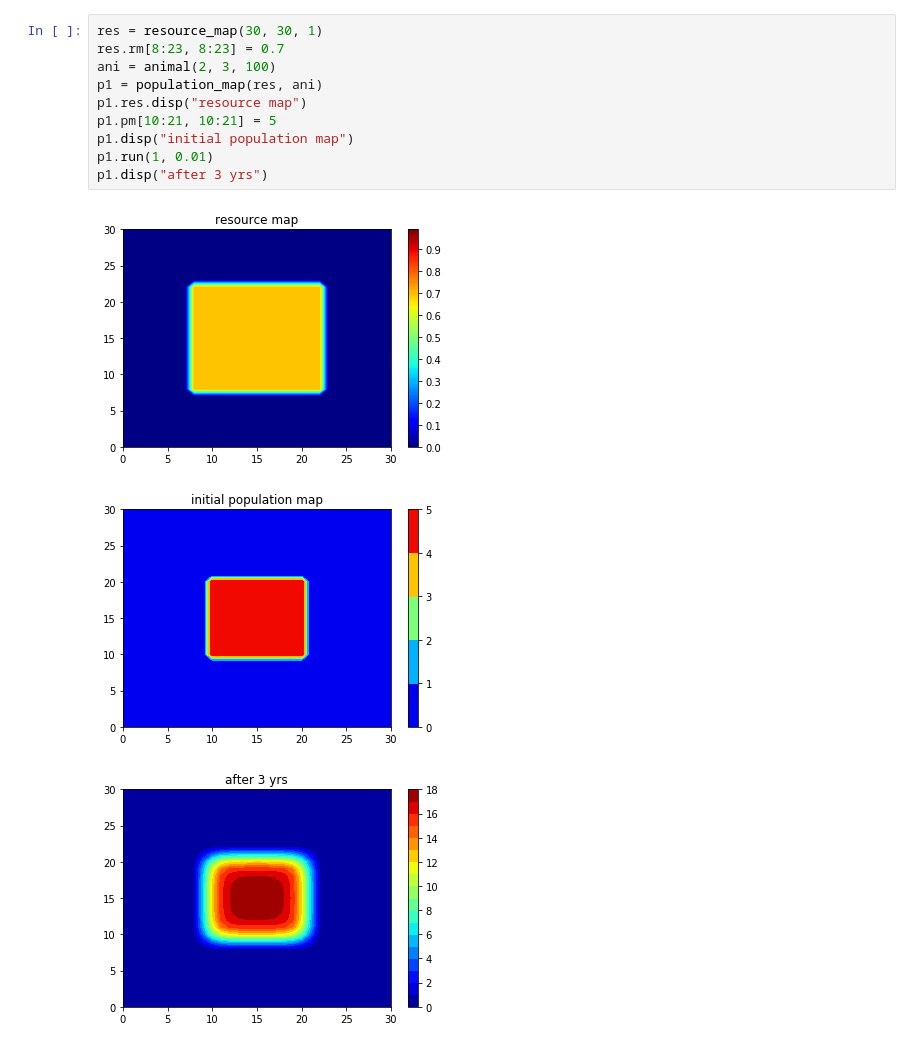
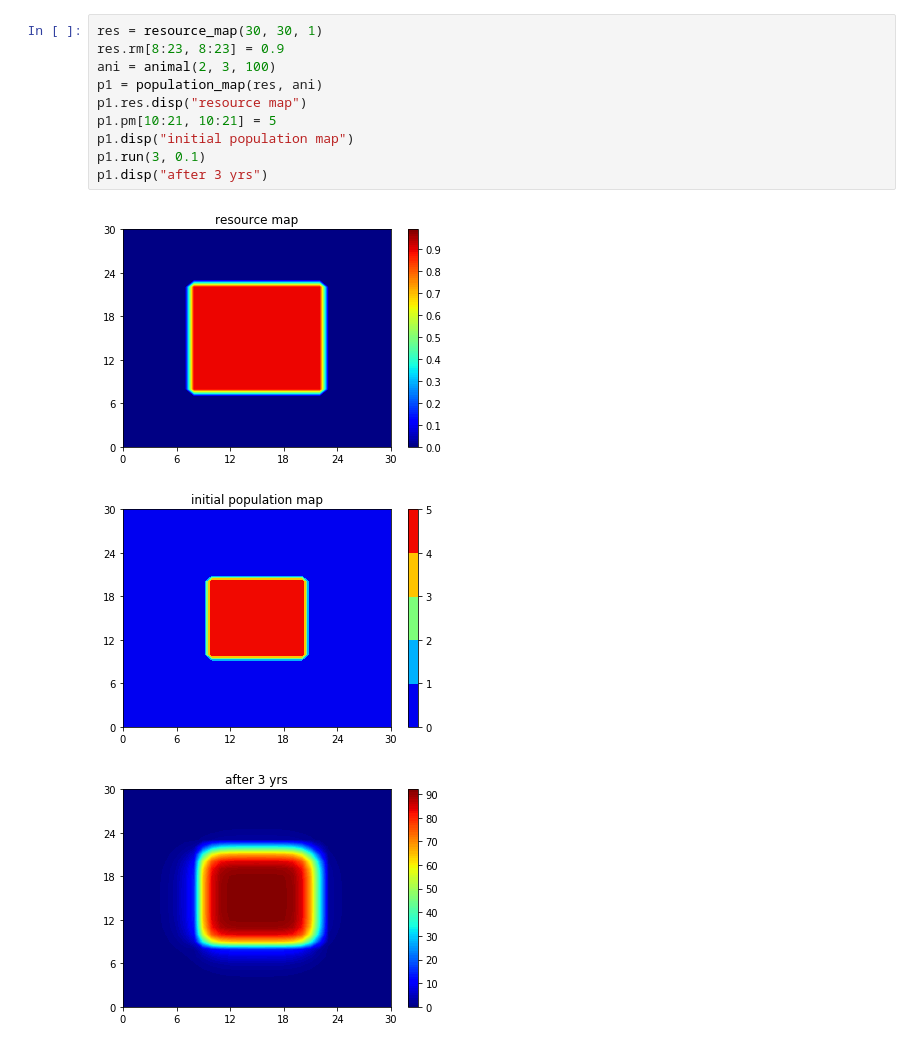
Before and after one commit to zhou-llijun/temp, a Jupyter notebook: APNA-PopSim.ipynb, the cells around one changed output. Saved outputs shown, nothing was run; the diff lists cells and outputs as text.

```diff
--- a/APNA-PopSim.ipynb
+++ b/APNA-PopSim.ipynb
@@ -122,17 +142,17 @@ p1.disp("after 3 yrs")
 # %%
 res = resource_map(30, 30, 1)
-res.rm[8:23, 8:23] = 0.7
+res.rm[8:23, 8:23] = 0.9
 ani = animal(2, 3, 100)
 p1 = population_map(res, ani)
 p1.res.disp("resource map")
 p1.pm[10:21, 10:21] = 5
 p1.disp("initial population map")
-p1.run(1, 0.01)
+p1.run(3, 0.1)
 p1.disp("after 3 yrs")
 # %% [output]
-[figure, old version]
+[figure, new version]
-[figure, old version]
+[figure, new version]
-[figure, old version]
+[figure, new version]
 # %%
 res = resource_map(30, 30, 1)
 res.rm[5:10, 5:10] = 0.8
```
Also changed, not shown: parts of 5 cells of this notebook.
